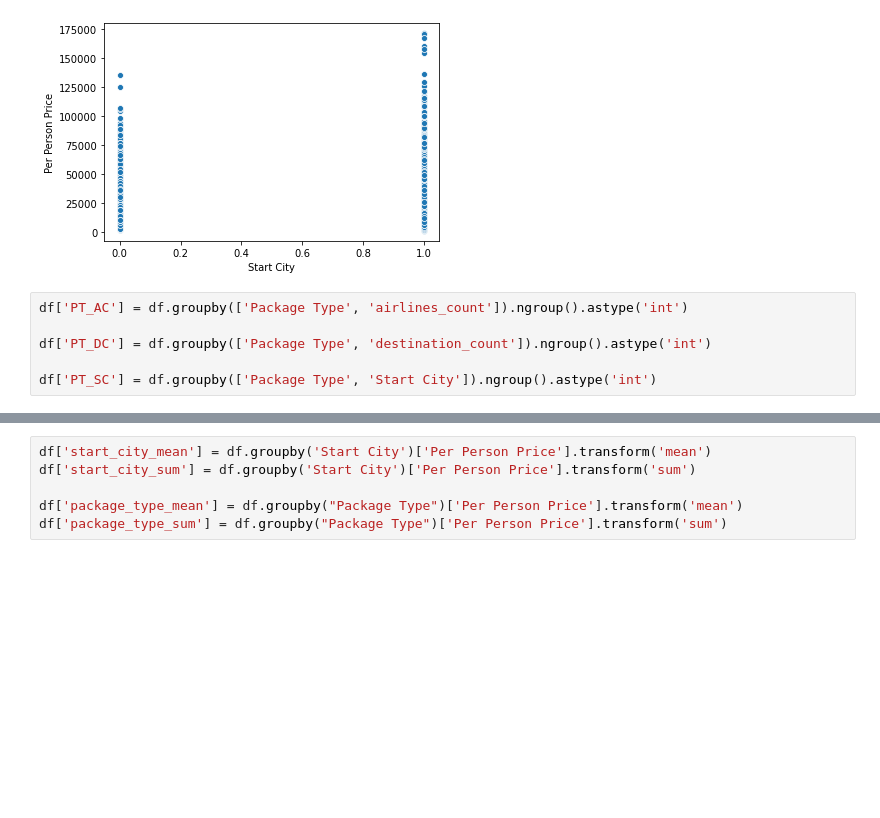
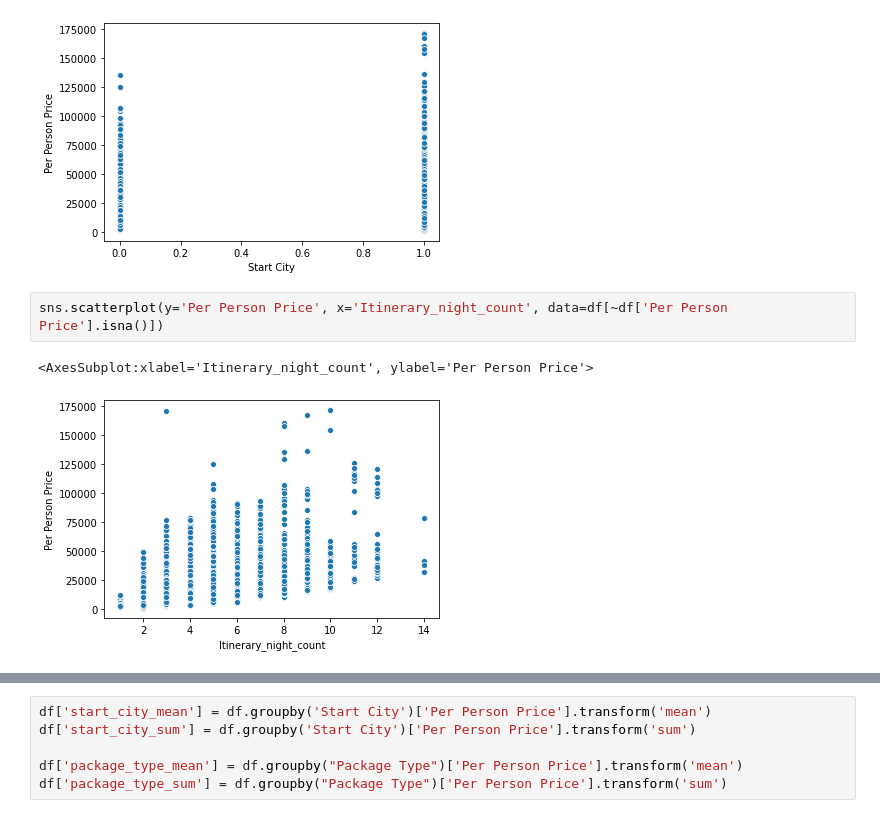
Before and after one commit to thunderock/machine_hack, a Jupyter notebook: price_prediction/feature generation.ipynb, the cells around one changed output, grey strips where cells are left out. Cells and saved outputs as stored; diff of their text form; blank space fills up the shorter version.

```diff
--- a/price_prediction/feature generation.ipynb
+++ b/price_prediction/feature generation.ipynb
@@ -249,9 +220,8 @@ sns.scatterplot(y='Per Person Price', x='Start City', data=df[~df['Per Person Pr
 # %% [output]
 <AxesSubplot:xlabel='Start City', ylabel='Per Person Price'>
 [figure]
-# %%
-df['PT_AC'] = df.groupby(['Package Type', 'airlines_count']).ngroup().astype('int')
-
-df['PT_DC'] = df.groupby(['Package Type', 'destination_count']).ngroup().astype('int')
-
-df['PT_SC'] = df.groupby(['Package Type', 'Start City']).ngroup().astype('int')
+# %%
+sns.scatterplot(y='Per Person Price', x='Itinerary_night_count', data=df[~df['Per Person Price'].isna()])
+# %% [output]
+<AxesSubplot:xlabel='Itinerary_night_count', ylabel='Per Person Price'>
+[figure, added]
```
Also changed, not shown: parts of 13 cells of this notebook, 5 other files.
